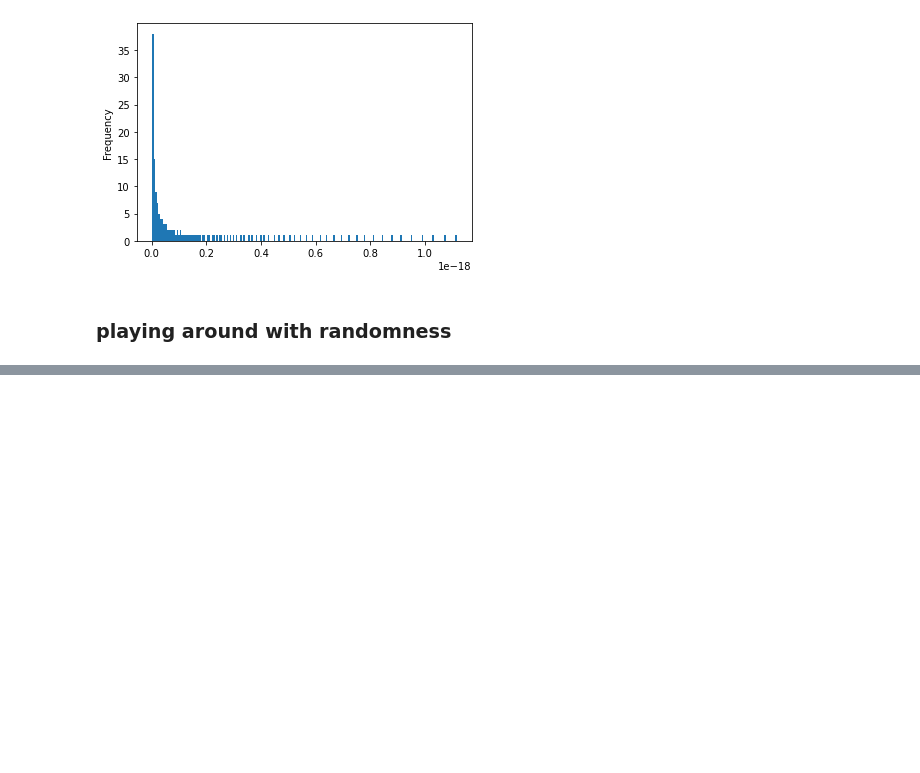
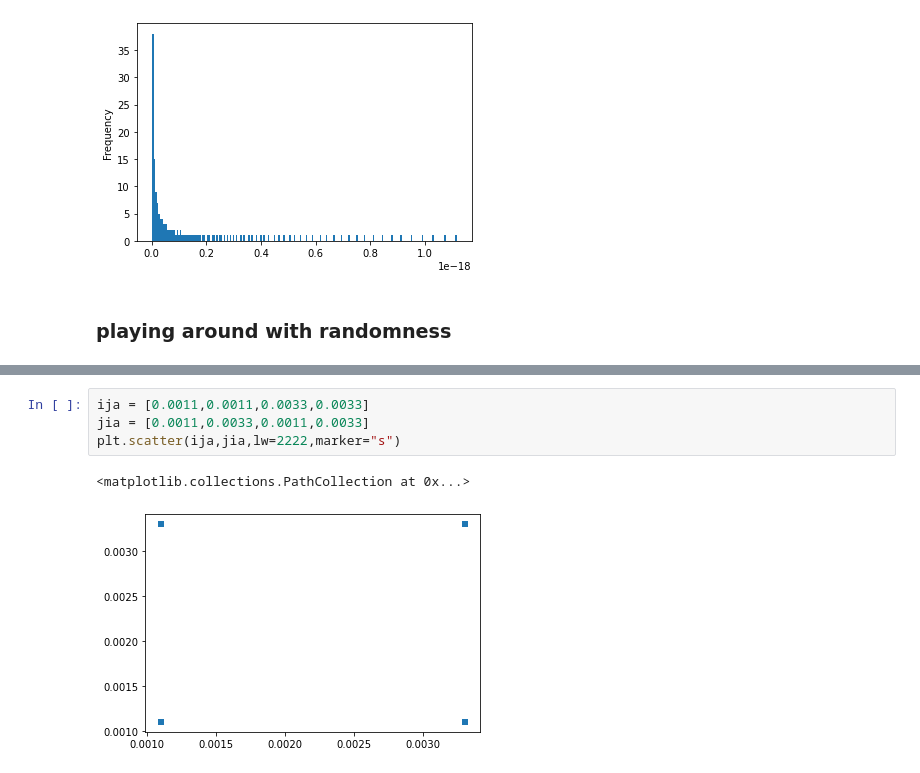
Before and after one commit to AriAtari/ChargeSeparation, a Jupyter notebook: Changing_radii.ipynb, the cells around one changed output, grey strips where cells are left out. Drawn from its saved outputs; the diff is of its cells as text; blank space fills up the shorter version.

```diff
--- a/Changing_radii.ipynb
+++ b/Changing_radii.ipynb
@@ -328,0 +379,7 @@ changeAtest
+# %%
+ija = [0.0011,0.0011,0.0033,0.0033]
+jia = [0.0011,0.0033,0.0011,0.0033]
+plt.scatter(ija,jia,lw=2222,marker="s")
+# %% [output]
+<matplotlib.collections.PathCollection at 0x...>
+[figure, added]
```
Also changed, not shown: parts of 15 cells of this notebook.
